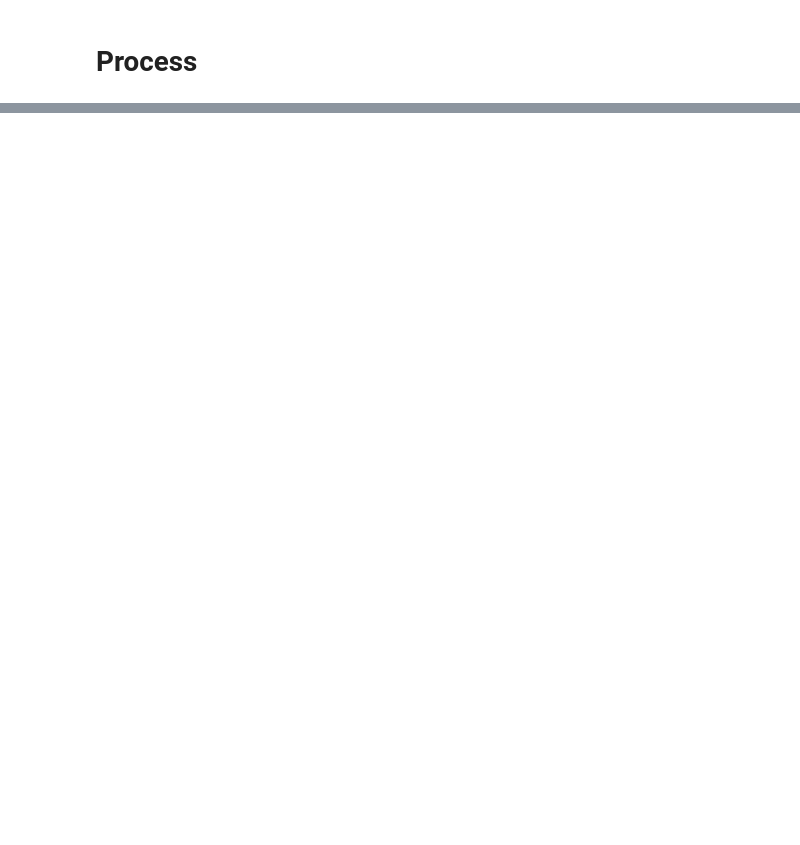
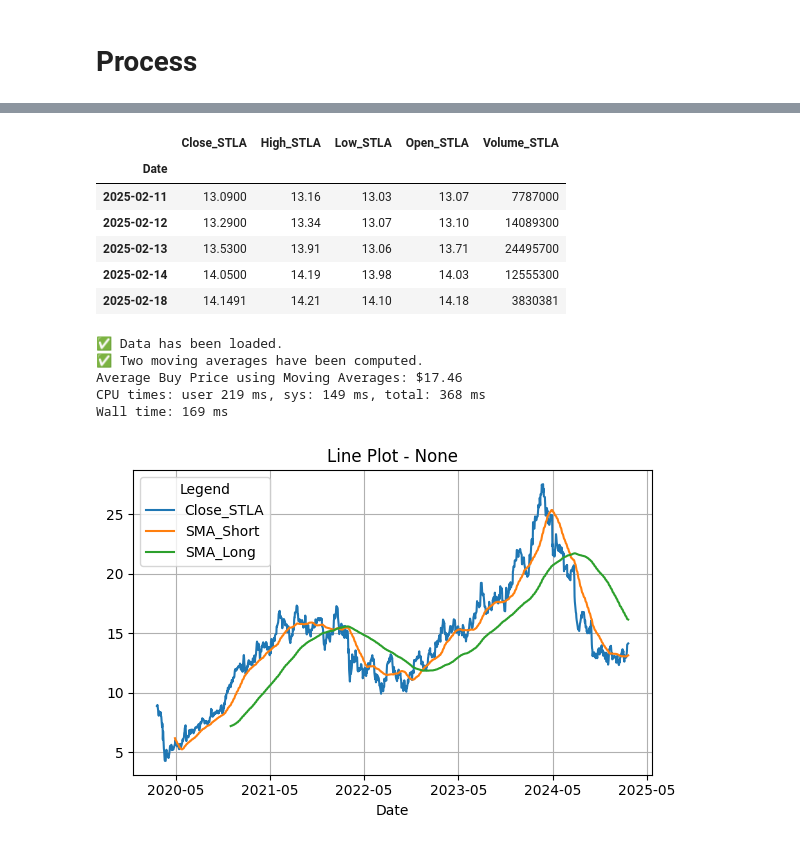
Before and after one commit to thcarole1/daily_stock_price_prediction, a Jupyter notebook: notebooks/010_Moving_averages.ipynb, the cells around one changed output, grey strips where cells are left out. Drawn from its saved outputs; the diff is of its cells as text; code cells hidden in the pictures; blank space fills up the shorter version.

Commit message:
Moving averages computed

```diff
--- a/notebooks/010_Moving_averages.ipynb
+++ b/notebooks/010_Moving_averages.ipynb
@@ -669,0 +672,15 @@ def compute_directional_accuracy(df_actual, df_pred):
+# %%
+def generate_simple_moving_avg(df, target, short_window, long_window):
+    '''
+    This function receives:
+    - global time series data
+    - the column on which to perform moving averages
+    - the short window on which to perform moving averages
+    - the long window on which to perform moving averages
+
+    It returns 2 series representing the 2 computed moving averages.
+    '''
+    SMA_Short_df = df[target].rolling(window=short_window).mean()
+    SMA_Long_df = df[target].rolling(window=long_window).mean()
+
+    return SMA_Short_df, SMA_Long_df
@@ -834,0 +799,48 @@ ModuleNotFoundError: No module named 'optuna'
+# %%
+%%time
+
+# Retrieve stock data based on ticker and store it locally
+ticker='STLA'
+path_ticker = f"../data/raw_data/{ticker}.csv"
+
+df = load_stock_data_locally(path_ticker)
+display(df.tail())
+
+print("✅ Data has been loaded.")
+
+# Parameters
+target = f"Close_{ticker}"
+
+# Define moving average windows (optimized later)
+short_window = 50   # Short-term MA
+long_window = 200   # Long-term MA
+
+# Compute moving averages
+df["SMA_Short"], df["SMA_Long"] = generate_simple_moving_avg(df, target, short_window, long_window)
+print("✅ Two moving averages have been computed.")
+
+# Plot target and 2 moving averages
+plot_lines_3_series(df[target], df["SMA_Short"],df["SMA_Long"])
+
+# Identify buy signals (Short SMA crosses BELOW Long SMA)
+df["Buy_Signal"] = (df["SMA_Short"] < df["SMA_Long"]) & (df["SMA_Short"].shift(1) >= df["SMA_Long"].shift(1))
+
+# Extract Buy Prices
+buy_prices = df.loc[df["Buy_Signal"], target]
+avg_buy_price = buy_prices.mean()
+
+print(f"Average Buy Price using Moving Averages: ${avg_buy_price:.2f}")
+# %% [output]
+|  | Close_STLA | High_STLA | Low_STLA | Open_STLA | Volume_STLA |
+| Date |  |  |  |  |  |
+| 2025-02-11 | 13.0900 | 13.16 | 13.03 | 13.07 | 7787000 |
+| 2025-02-12 | 13.2900 | 13.34 | 13.07 | 13.10 | 14089300 |
+| 2025-02-13 | 13.5300 | 13.91 | 13.06 | 13.71 | 24495700 |
+| 2025-02-14 | 14.0500 | 14.19 | 13.98 | 14.03 | 12555300 |
+| 2025-02-18 | 14.1491 | 14.21 | 14.10 | 14.18 | 3830381 |
+✅ Data has been loaded.
+✅ Two moving averages have been computed.
+Average Buy Price using Moving Averages: $17.46
+CPU times: user 219 ms, sys: 149 ms, total: 368 ms
+Wall time: 169 ms
+[figure, added]
```
Also changed, not shown: parts of 17 cells of this notebook, 1 other file.
